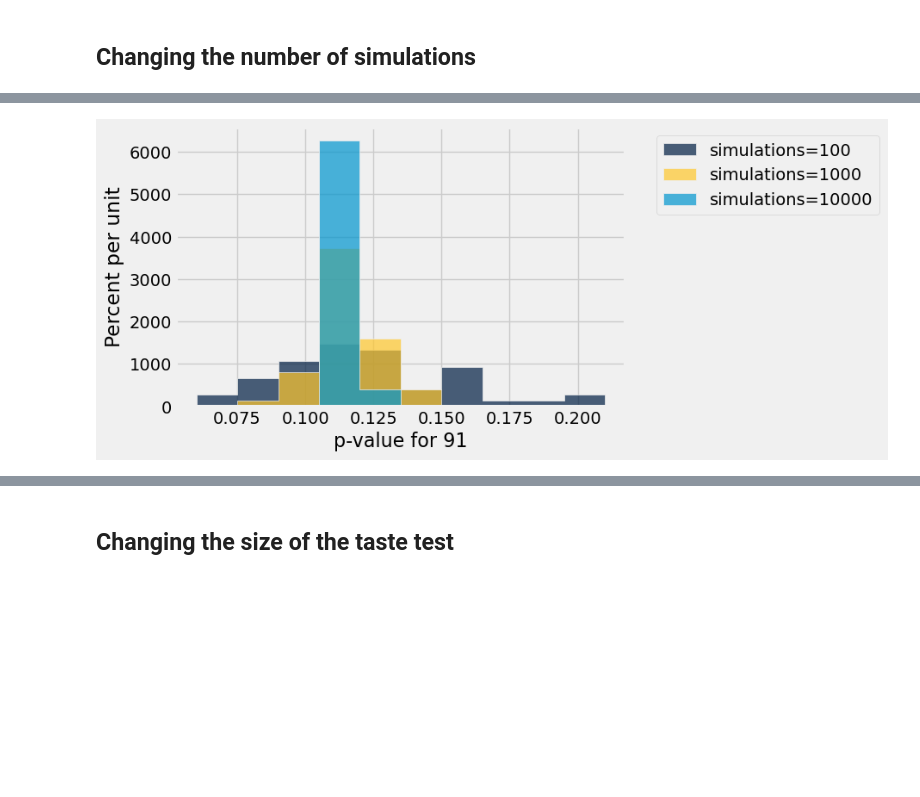
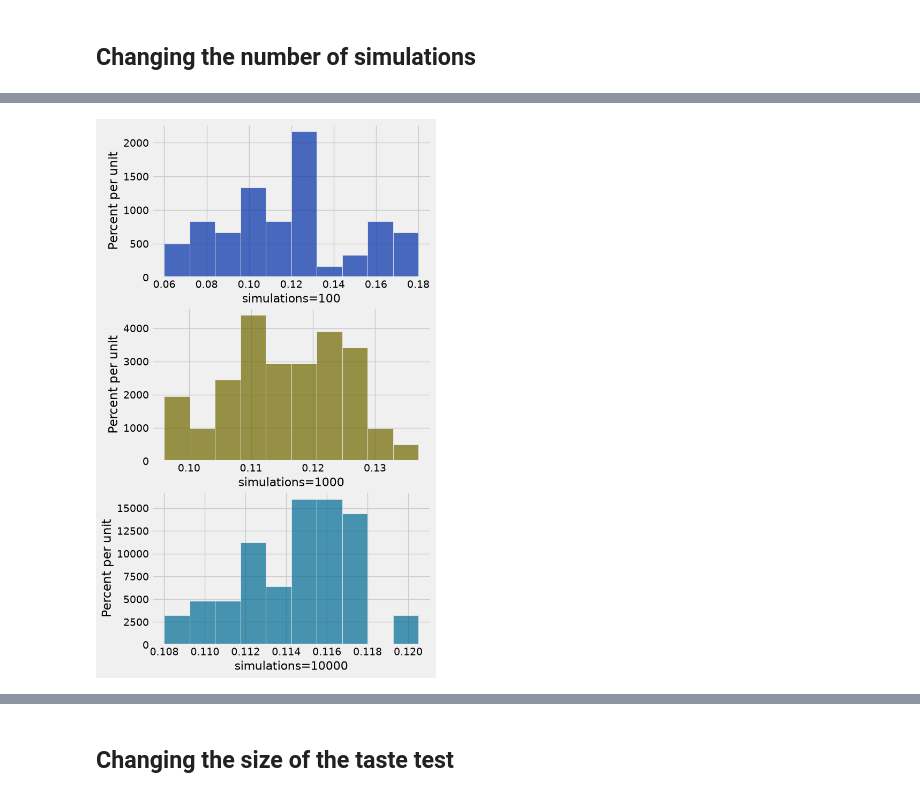
Before and after one commit to lawtonsclass/s26-code-from-class, a Jupyter notebook: data8/ch12.ipynb, the cells around one changed output, grey strips where cells are left out. Saved outputs shown, nothing was run; the diff lists cells and outputs as text; code cells hidden in the pictures; blank space fills up the shorter version.

```diff
--- a/data8/ch12.ipynb
+++ b/data8/ch12.ipynb
@@ -271,8 +271,8 @@ tests.sample(10)
 # %%
 # For larger numbers of simulations, p-values are more consistent
-tests.hist(1, group='simulations')
+tests.hist(1, group='simulations', overlay=False)
 # %% [output]
-[figure, old version]
+[figure, new version]
 # %%
 # A large number of simulations provides a good estimate of the
 # theoretical distribution of the test statistic under the null hypothesis
```
Also changed, not shown: parts of 11 cells of this notebook, 4 other files.
